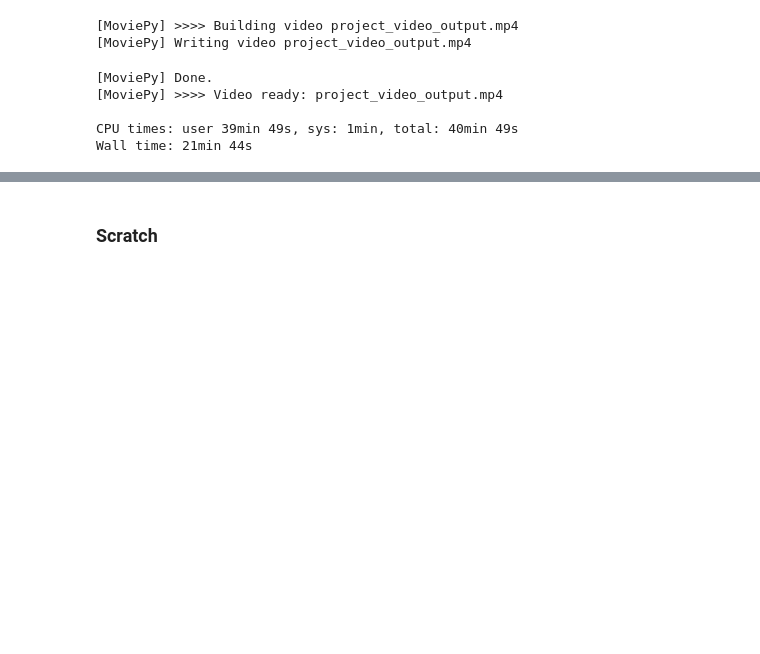
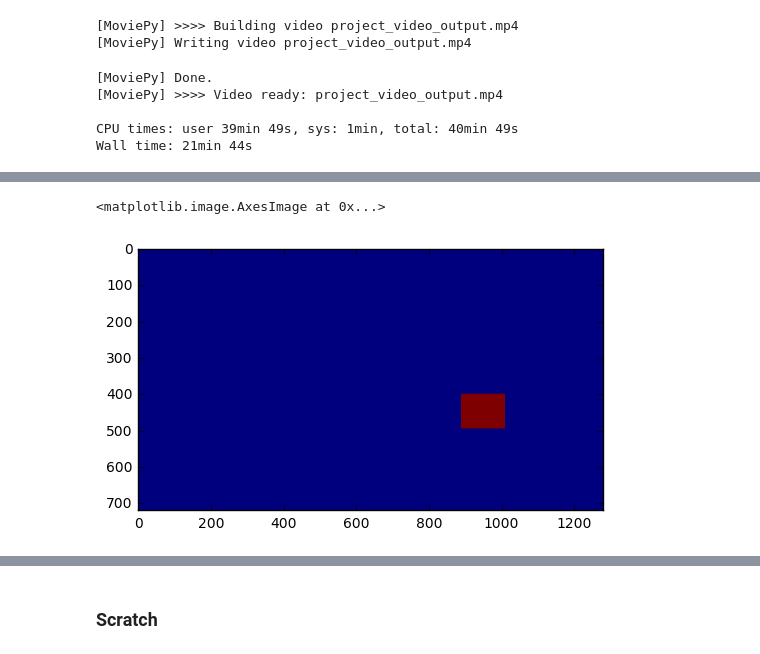
Before and after one commit to sirpsycho85/CarND-Vehicle-Detection, a Jupyter notebook: Vehicle Detection.ipynb, the cells around one changed output, grey strips where cells are left out. Cells and saved outputs as stored; diff of their text form; code cells hidden in the pictures; blank space fills up the shorter version.

```diff
--- a/Vehicle Detection.ipynb
+++ b/Vehicle Detection.ipynb
@@ -522,0 +546,5 @@ Wall time: 21min 44s
+# %%
+plt.imshow(pipeline.heatmap)
+# %% [output]
+<matplotlib.image.AxesImage at 0x...>
+[figure, added]
```
Also changed, not shown: parts of 7 cells of this notebook, 4 other files.
